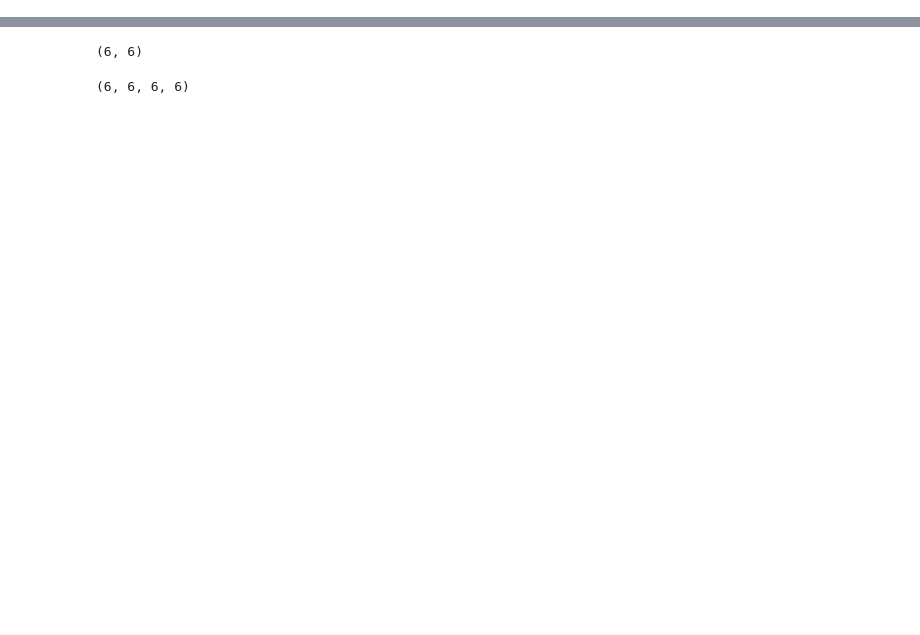
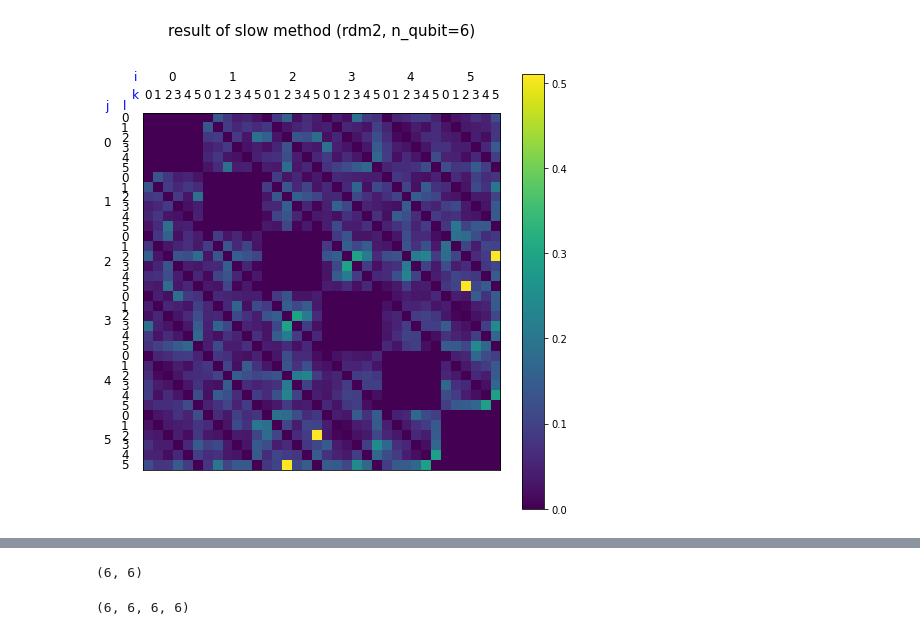
Before and after one commit to hari64boli64/fastwedge, a Jupyter notebook: wedge_speed_up.ipynb, the cells around one changed output, grey strips where cells are left out. Cells and saved outputs as stored; diff of their text form; code cells hidden in the pictures; blank space fills up the shorter version.

```diff
--- a/wedge_speed_up.ipynb
+++ b/wedge_speed_up.ipynb
@@ -160,0 +342,2 @@ Wall time: 2min 35s
+# %%
+slow_rdm2_6q = compute_two_rdm(vec_6q)
@@ -160,0 +353,4 @@ Wall time: 2min 35s
+# %%
+vis4dTensorNest(slow_rdm2_6q, title="result of slow method (rdm2, n_qubit=6)")
+# %% [output]
+[figure, added]
```
Also changed, not shown: parts of 56 cells of this notebook.
